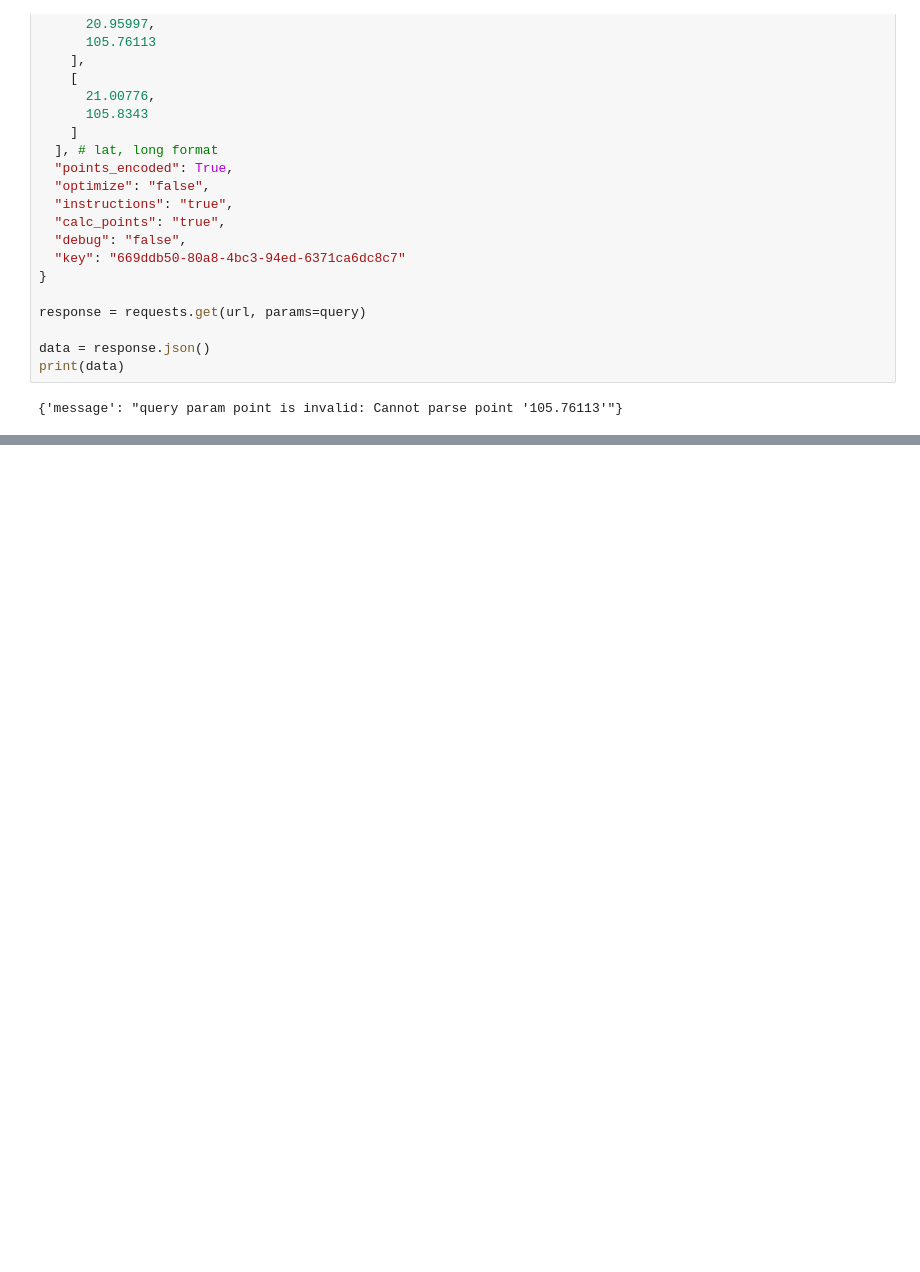
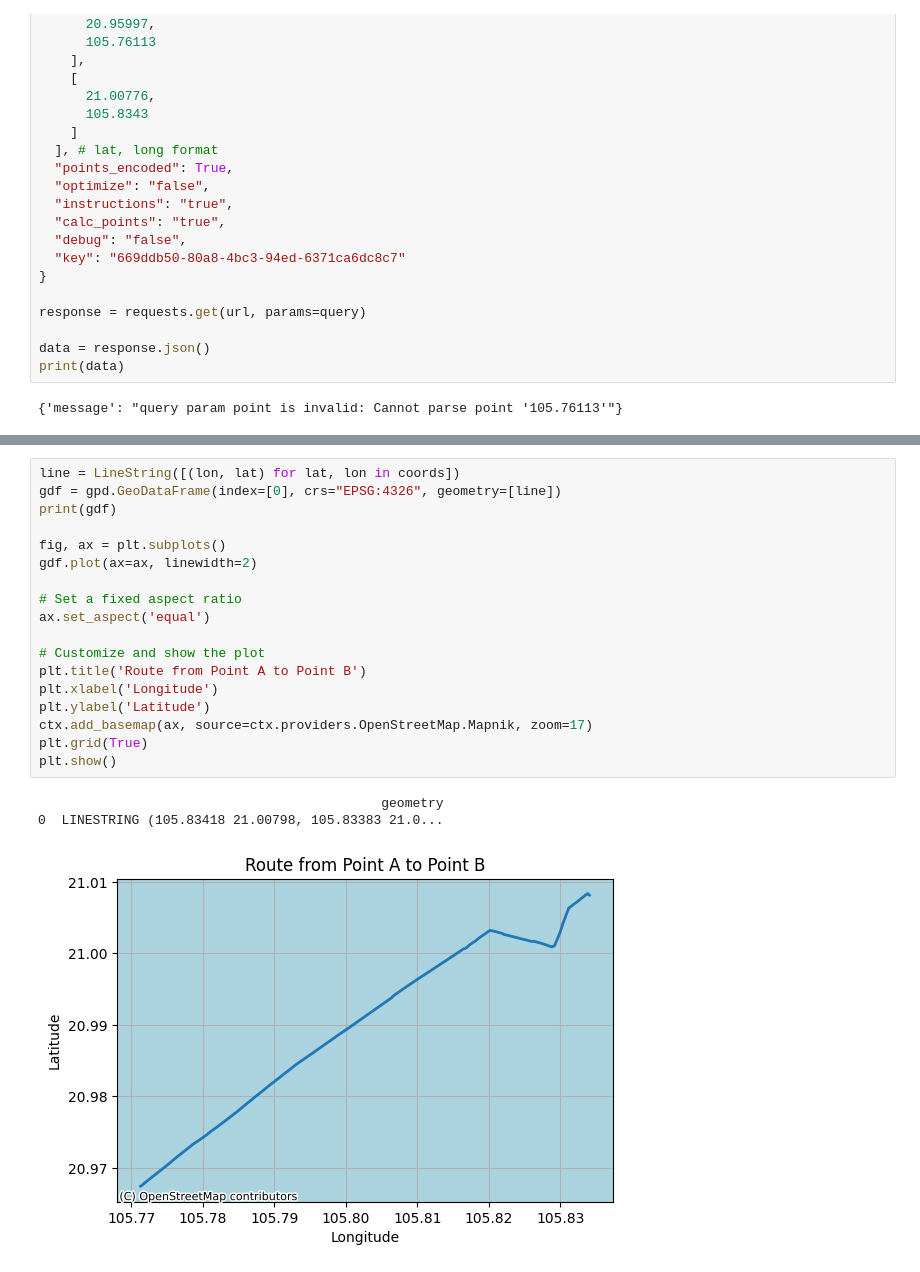
Before and after one commit to ChinhTheHugger/vscode_python, a Jupyter notebook: route_check.ipynb, the cells around one changed output, grey strips where cells are left out. Drawn from its saved outputs; the diff is of its cells as text; blank space fills up the shorter version.

```diff
--- a/route_check.ipynb
+++ b/route_check.ipynb
@@ -157,0 +139,22 @@ yv|~BanodS?@x@u@bAqAjDoDkGmJlOgMpDiDcDoEa@s@wAkBiA}A_DgEm@w@ASIOUGyBsC}D?_INqEwG
+# %%
+line = LineString([(lon, lat) for lat, lon in coords])
+gdf = gpd.GeoDataFrame(index=[0], crs="EPSG:4326", geometry=[line])
+print(gdf)
+
+fig, ax = plt.subplots()
+gdf.plot(ax=ax, linewidth=2)
+
+# Set a fixed aspect ratio
+ax.set_aspect('equal')
+
+# Customize and show the plot
+plt.title('Route from Point A to Point B')
+plt.xlabel('Longitude')
+plt.ylabel('Latitude')
+ctx.add_basemap(ax, source=ctx.providers.OpenStreetMap.Mapnik, zoom=17)
+plt.grid(True)
+plt.show()
+# %% [output]
+                                            geometry
+0  LINESTRING (105.83418 21.00798, 105.83383 21.0...
+[figure, added]
```
Also changed, not shown: parts of 7 cells of this notebook, 9 other files.
